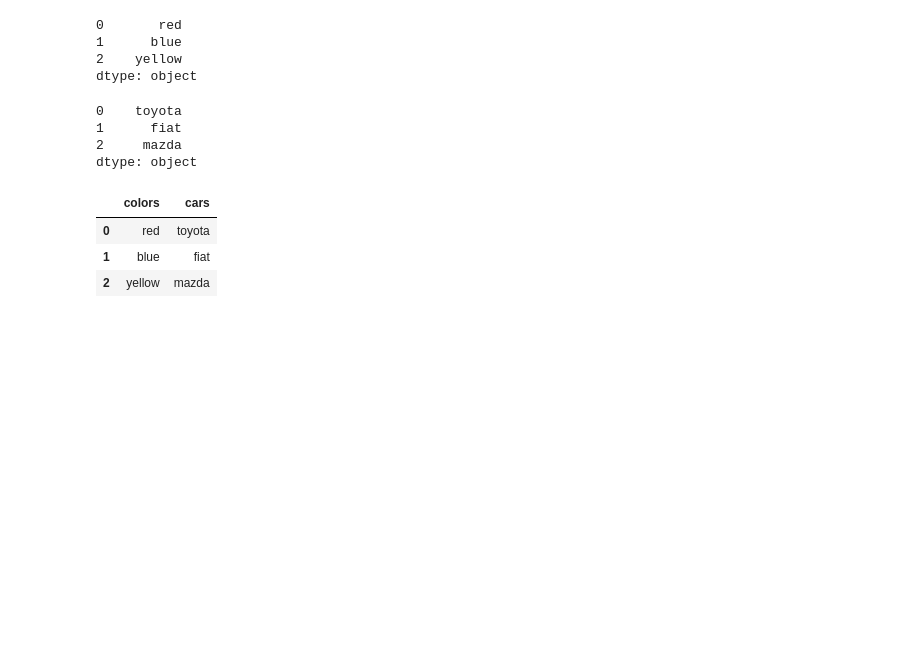
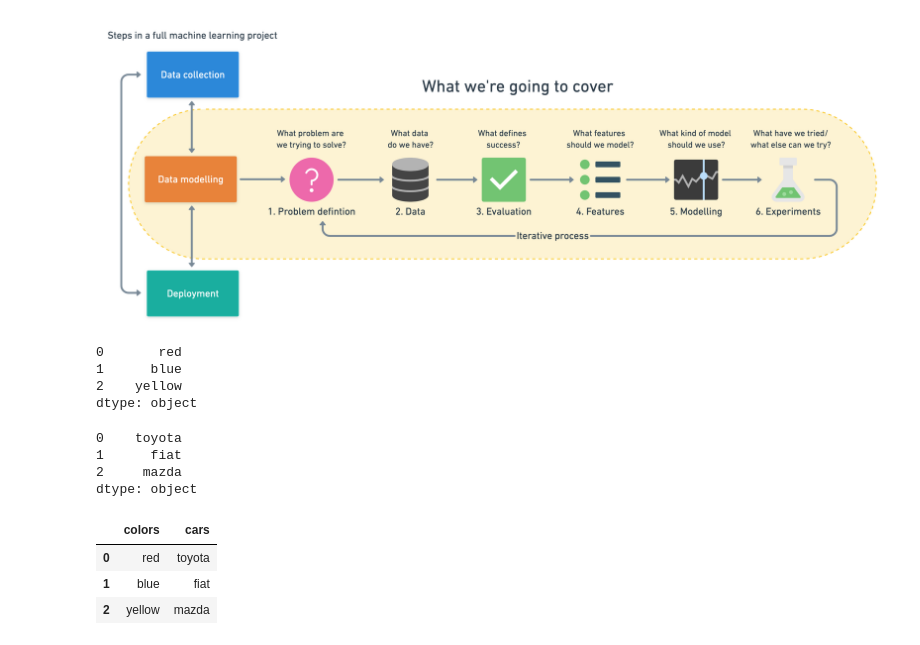
Before and after one commit to joselrodrigues/machine-learning-practice, a Jupyter notebook: practice-pandas.ipynb, the cells around one changed output. Drawn from its saved outputs; the diff is of its cells as text; code cells hidden in the pictures; blank space fills up the shorter version.

Commit message:
feature: add image framework

```diff
--- a/practice-pandas.ipynb
+++ b/practice-pandas.ipynb
@@ -1,3 +1,8 @@
+# %%
+from IPython import display
+display.Image("./6-step-ml-framework.png")
+# %% [output]
+[figure, added]
 # %%
 import pandas as pd
 # %%
```
Also changed, not shown: 1 other file.
